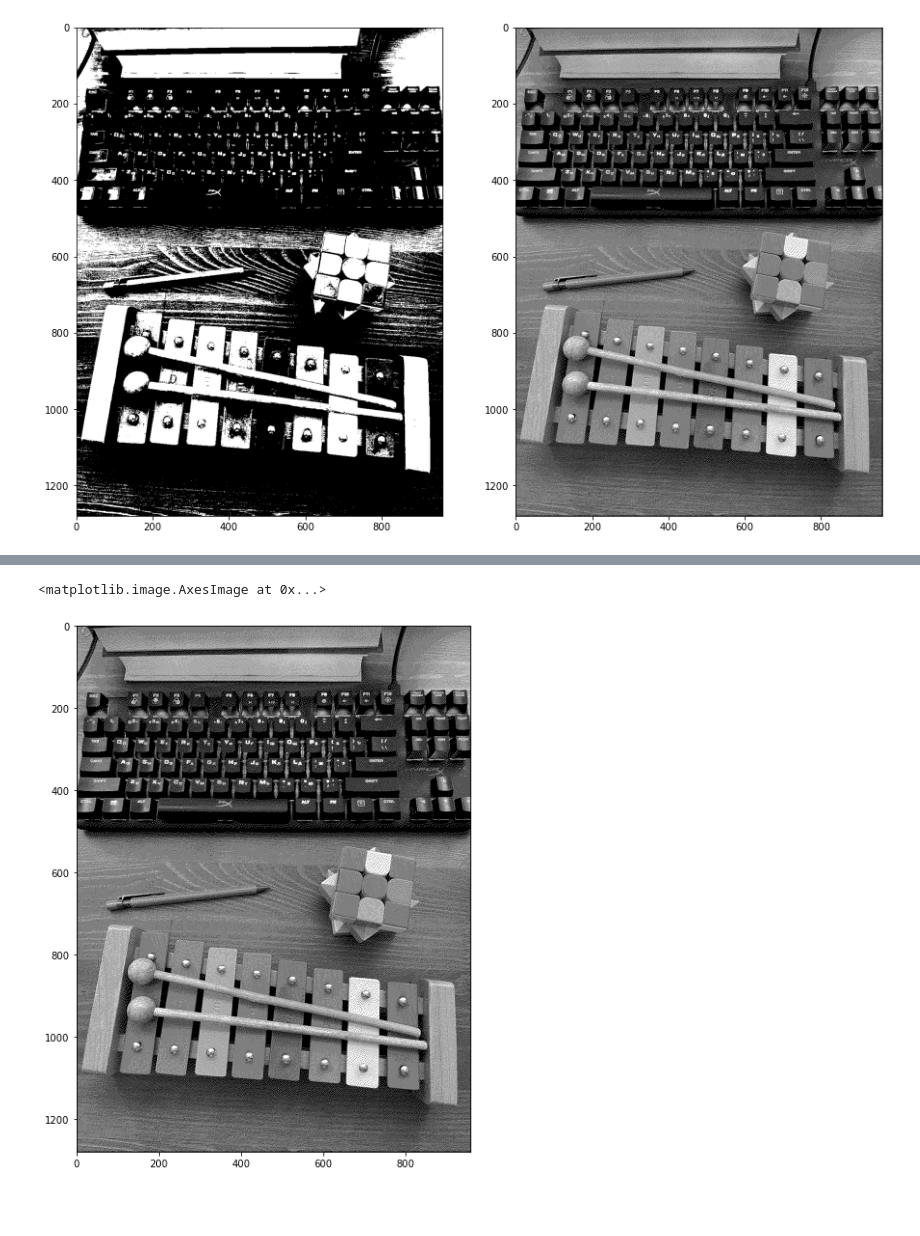
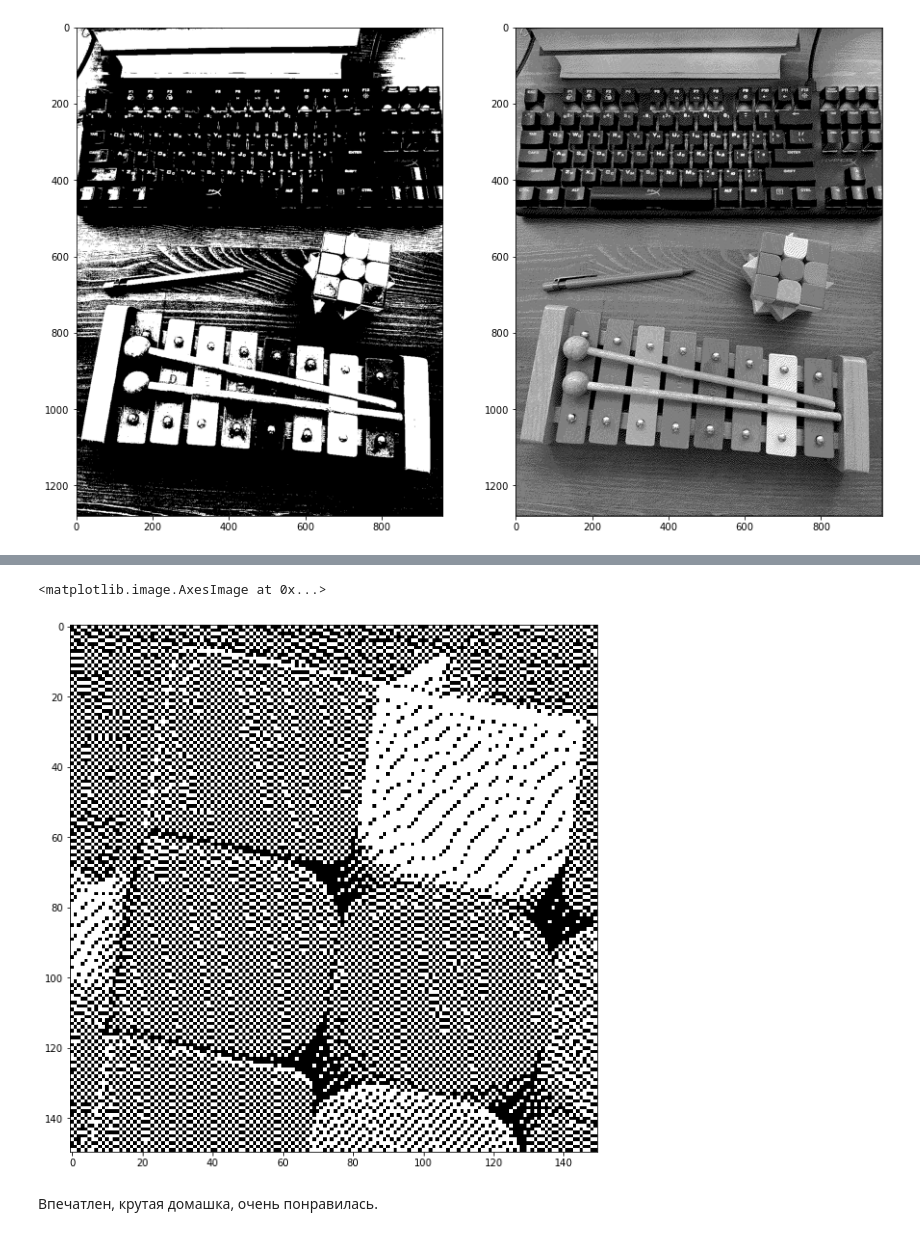
Before and after one commit to kurlyk-egor/cv-course, a Jupyter notebook: homework_5/Homework5.ipynb, the cells around one changed output, grey strips where cells are left out. Saved outputs shown, nothing was run; the diff lists cells and outputs as text; code cells hidden in the pictures; blank space fills up the shorter version.

```diff
--- a/homework_5/Homework5.ipynb
+++ b/homework_5/Homework5.ipynb
@@ -235,5 +212,7 @@ array([[[  0,   0,   0],
-# %%
-plt.imshow(dithering2)
-# %% [output]
-<matplotlib.image.AxesImage at 0x...>
-[figure, removed]
+# %%
+plt.imshow(dithering2[530:680, 620:770])
+# %% [output]
+<matplotlib.image.AxesImage at 0x...>
+[figure, added]
+# %% [markdown]
+Впечатлен, крутая домашка, очень понравилась.
```
Also changed, not shown: parts of 2 cells of this notebook.
